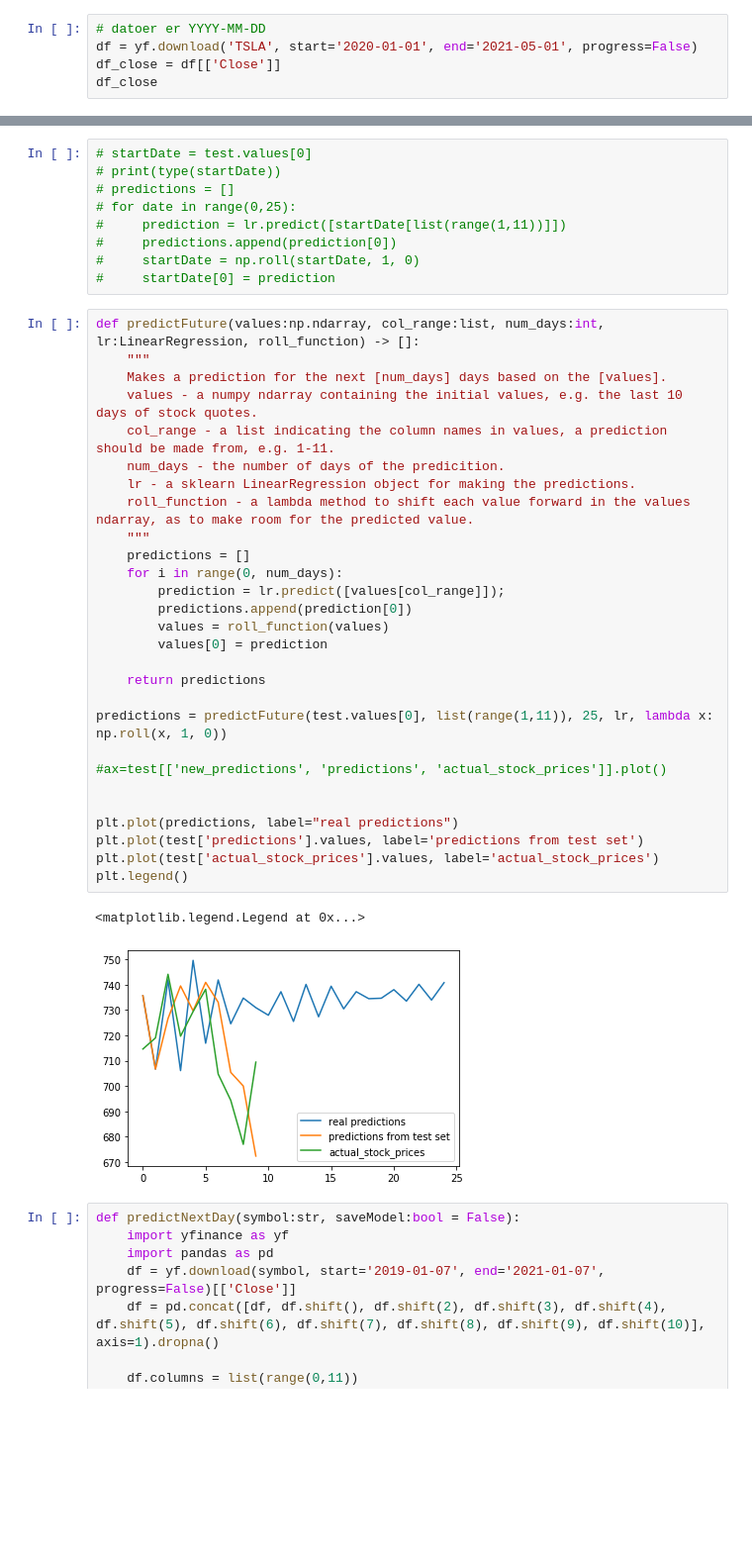
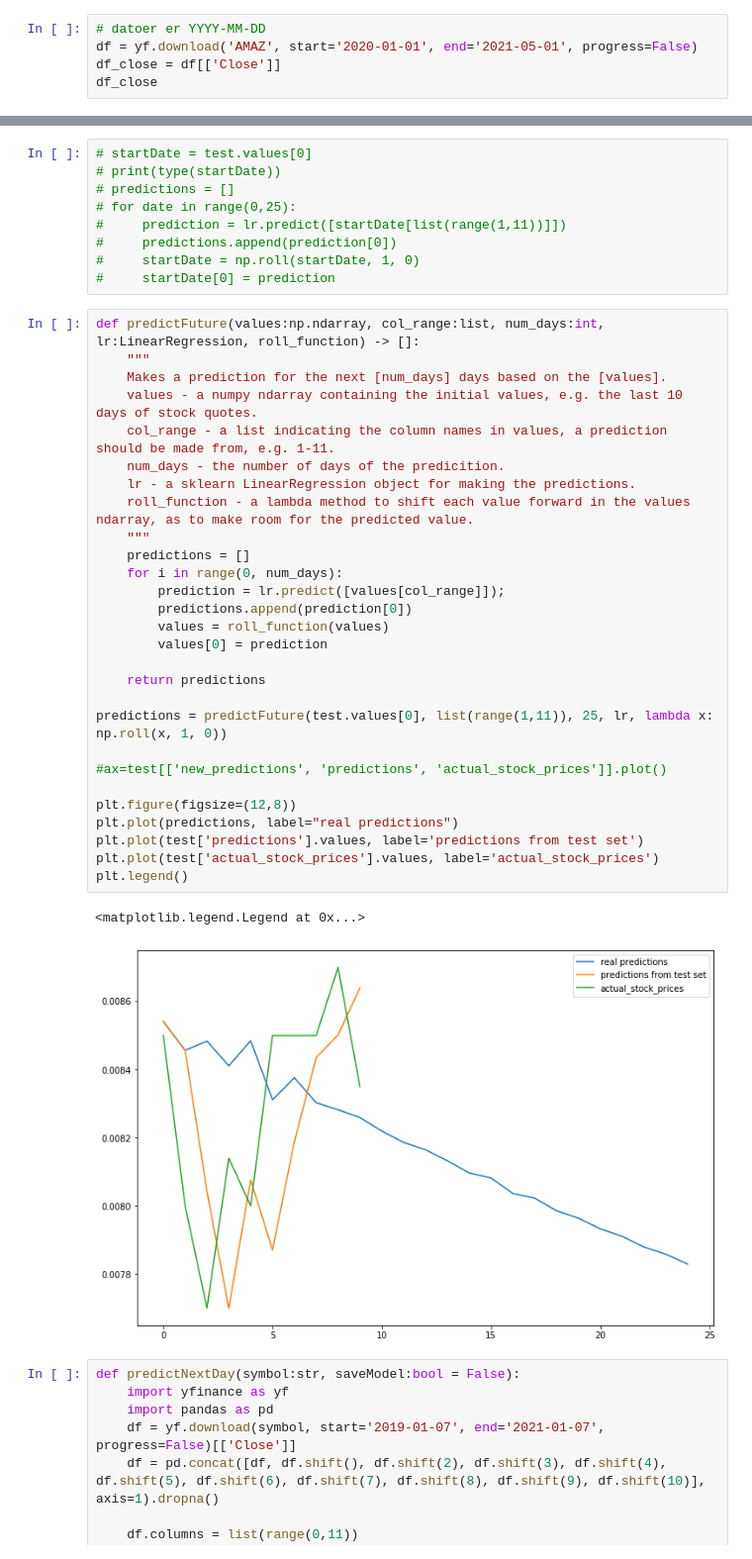
Before and after one commit to Wulffn/DSC_Exam, a Jupyter notebook: ML/tesla_linear_regression.ipynb, the cells around one changed output, grey strips where cells are left out. Shown: that part at 99% size. Cells and saved outputs as stored; diff of their text form; blank space fills up the shorter version.

```diff
--- a/ML/tesla_linear_regression.ipynb
+++ b/ML/tesla_linear_regression.ipynb
@@ -7,7 +7,7 @@ import datetime
 import matplotlib.pyplot as plt
 # %%
 # datoer er YYYY-MM-DD
-df = yf.download('TSLA', start='2020-01-01', end='2021-05-01', progress=False)
+df = yf.download('AMAZ', start='2020-01-01', end='2021-05-01', progress=False)
 df_close = df[['Close']]
 df_close
 # %% [output]
@@ -101,34 +101,34 @@ See the caveats in the documentation: http://pandas.pydata.org/pandas-docs/stabl
 # %%
 def predictFuture(values:np.ndarray, col_range:list, num_days:int, lr:LinearRegression, roll_function) -> []:
     """
     Makes a prediction for the next [num_days] days based on the [values].
     values - a numpy ndarray containing the initial values, e.g. the last 10 days of stock quotes.
     col_range - a list indicating the column names in values, a prediction should be made from, e.g. 1-11.
     num_days - the number of days of the predicition.
     lr - a sklearn LinearRegression object for making the predictions.
     roll_function - a lambda method to shift each value forward in the values ndarray, as to make room for the predicted value.
     """
     predictions = []
     for i in range(0, num_days):
         prediction = lr.predict([values[col_range]]);
         predictions.append(prediction[0])
         values = roll_function(values)
         values[0] = prediction
 
     return predictions
 
 predictions = predictFuture(test.values[0], list(range(1,11)), 25, lr, lambda x: np.roll(x, 1, 0))
 
 #ax=test[['new_predictions', 'predictions', 'actual_stock_prices']].plot()
 
-
+plt.figure(figsize=(12,8))
 plt.plot(predictions, label="real predictions")
 plt.plot(test['predictions'].values, label='predictions from test set')
 plt.plot(test['actual_stock_prices'].values, label='actual_stock_prices')
 plt.legend()
 # %% [output]
 <matplotlib.legend.Legend at 0x...>
-[figure, old version]
+[figure, new version]
 # %%
 def predictNextDay(symbol:str, saveModel:bool = False):
     import yfinance as yf
```
Also changed, not shown: parts of 3 cells of this notebook, 5 other files.
